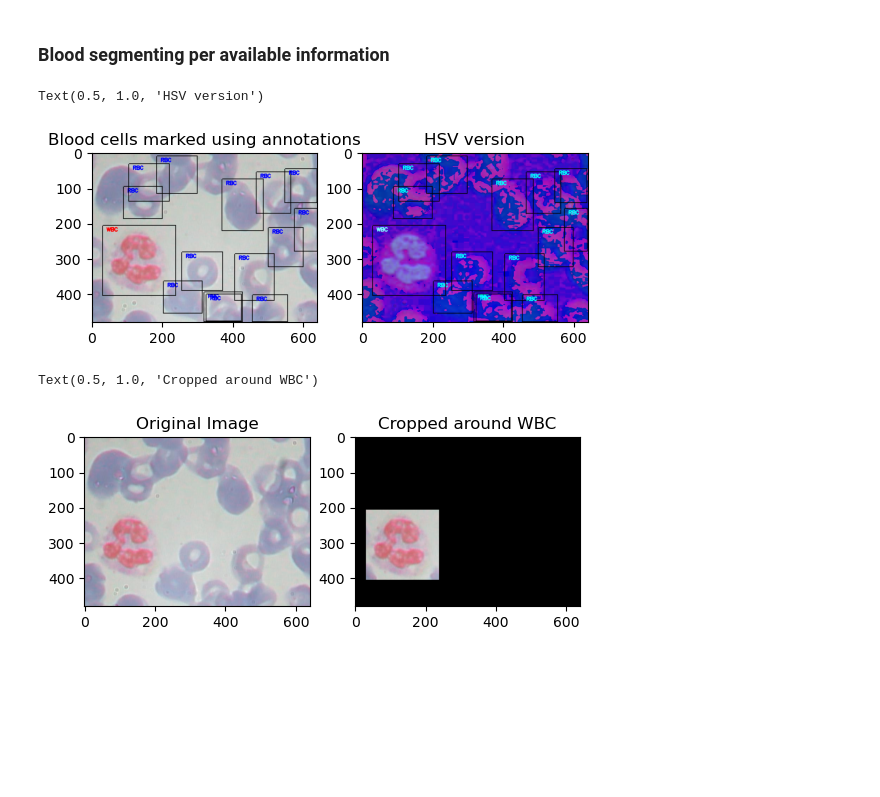
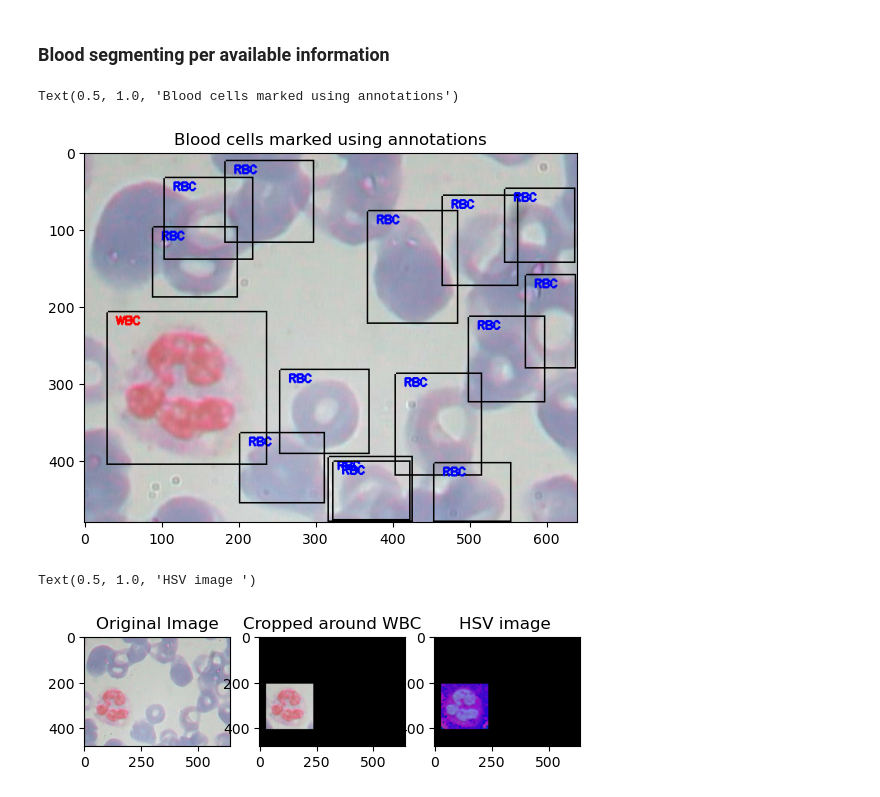
Before and after one commit to shreeja-shreeja/blood-image-exp, a Jupyter notebook: blood_segment.ipynb, the cells around one changed output. Cells and saved outputs as stored; diff of their text form; code cells hidden in the pictures; blank space fills up the shorter version.

```diff
--- a/blood_segment.ipynb
+++ b/blood_segment.ipynb
@@ -72,29 +72,24 @@ img = get_image(root+blood)
 # %%
 celltypes = ["RBC", "WBC", "Platelets"]
 colors = [(0,0,255),(255,0,0),(0,0,0)]
 
 ann_img = img.copy()
 
 for i,name in enumerate(celltypes):
     rslt_df1 = rslt_df.loc[rslt_df['cell_type'] == name]
 
     for ind in rslt_df1.index:
         xmin = int(rslt_df1["xmin"][ind])
         xmax = int(rslt_df1["xmax"][ind])
         ymin = int(rslt_df1["ymin"][ind])
         ymax = int(rslt_df1["ymax"][ind])
         smear(xmin,ymin,xmax,ymax,ann_img,type=name,color=colors[i])
 
-hsv_img = cv2.cvtColor(ann_img, cv2.COLOR_BGR2HSV)
-
-fig, (ax1, ax2) = plt.subplots(1, 2)
-ax1.imshow(ann_img)
-ax1.set_title('Blood cells marked using annotations')
-ax2.imshow(hsv_img)
-ax2.set_title('HSV version')
+plt.imshow(ann_img)
+plt.title('Blood cells marked using annotations')
 # %% [output]
-Text(0.5, 1.0, 'HSV version')
+Text(0.5, 1.0, 'Blood cells marked using annotations')
-[figure, old version]
+[figure, new version]
 # %%
 # Crop the image around a single WBC
 type = 'WBC'
@@ -110,11 +105,15 @@ ymax = int(rslt_df1["ymax"][ind])
 
 blood_seg_new(xmin, ymin, xmax, ymax, crp_img)
 
-fig, (ax1, ax2) = plt.subplots(1, 2)
-ax1.imshow(img)
-ax1.set_title('Original Image')
-ax2.imshow(crp_img)
-ax2.set_title('Cropped around ' + type)
+hsv_img = cv2.cvtColor(crp_img, cv2.COLOR_BGR2HSV)
+
+fig, axes = plt.subplots(1, 3)
+axes[0].imshow(img)
+axes[0].set_title('Original Image')
+axes[1].imshow(crp_img)
+axes[1].set_title('Cropped around ' + type)
+axes[2].imshow(hsv_img)
+axes[2].set_title('HSV image ')
 # %% [output]
-Text(0.5, 1.0, 'Cropped around WBC')
+Text(0.5, 1.0, 'HSV image ')
-[figure, old version]
+[figure, new version]
```
Also changed, not shown: parts of 1 cell of this notebook, 1 other file.
